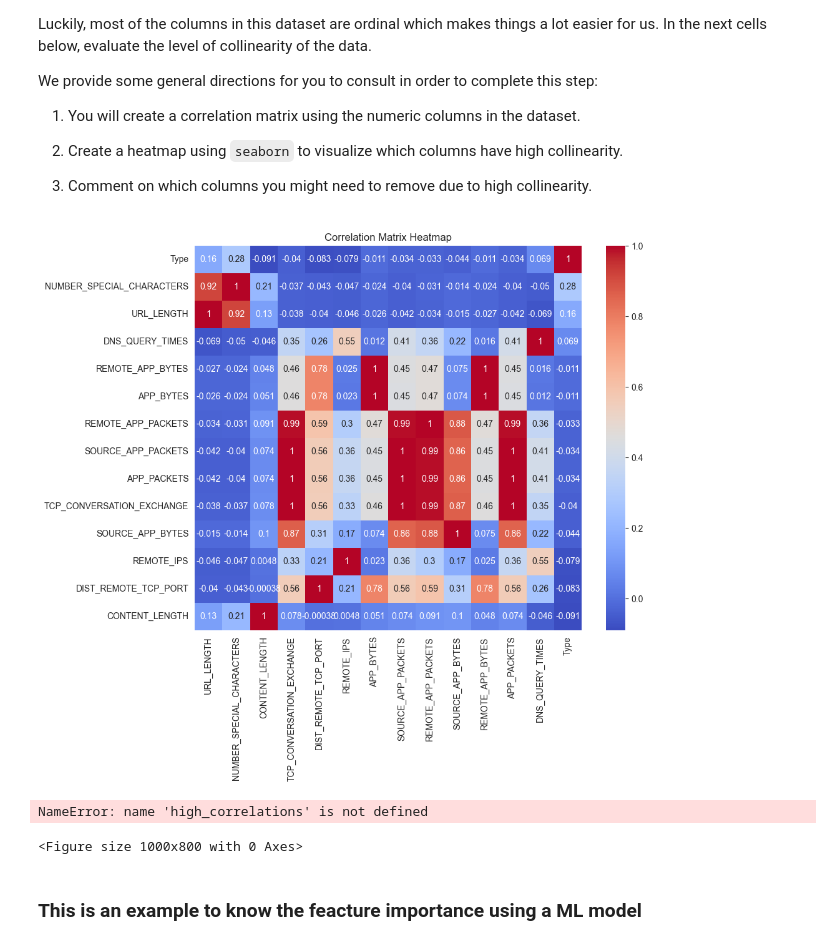
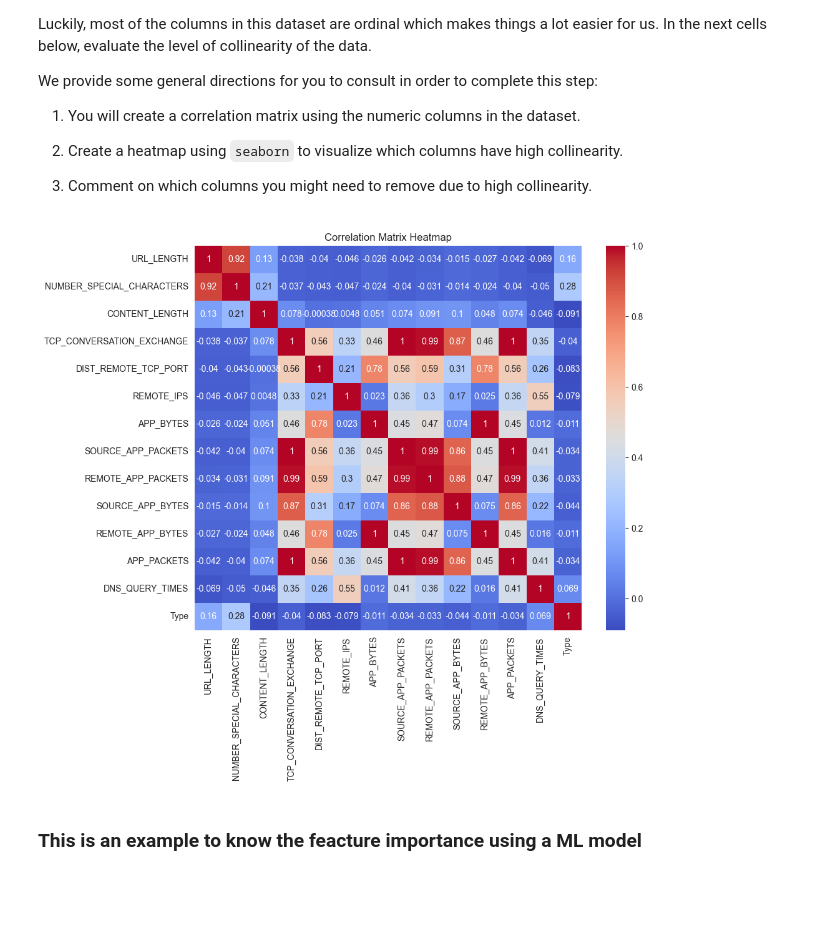
Before and after one commit to ironhack-labs/lab-supervised-learning-en, a Jupyter notebook: your-code/main.ipynb, the cells around one changed output. Cells and saved outputs as stored; diff of their text form; code cells hidden in the pictures; blank space fills up the shorter version.

```diff
--- a/your-code/main.ipynb
+++ b/your-code/main.ipynb
@@ -130,62 +132,25 @@ We provide some general directions for you to consult in order to complete this
 # %%
 # Your code here
 """
 1. let's isolate the numerical data in a new database (in order to preserve the original)
 2. let's create a correlation matrix of this new database
 3. let's do a heatmap
 
 """
 
-numeric_data = websites.select_dtypes(include=np.number)
+websites_features = websites.select_dtypes(include=np.number)
 
-corr_matrix = numeric_data.corr()
-
-ascending_corr_matrix = corr_matrix.sort_values(by="Type", ascending=False) # failed attempt to sort the table in order of correlation with the Type (y)
-
-
+corr_matrix = websites_features.corr()
 
 import seaborn as sns
 import matplotlib.pyplot as plt
 
 plt.figure(figsize=(10, 8))
-heatmap = sns.heatmap(ascending_corr_matrix, annot=True, cmap='coolwarm')
+heatmap = sns.heatmap(corr_matrix, annot=True, cmap='coolwarm')
 plt.title('Correlation Matrix Heatmap')
 plt.show()
 # %% [output]
-[figure, old version]
+[figure, new version]
-# %%
-"""
-4. let's analyze which variables have a high correlation, which could mean they are referring to the similar aspects, or bringing redundant information. We'll want to check whatever has a correlation higher than 0.8 or smaller than -0.8.
-
-"""
-
-# Select pairs with correlation > 0.8 or < -0.8
-high_corr = corr_matrix[(corr_matrix >= 0.8) | (corr_matrix <= -0.8)]
-
-
-
-plt.figure(figsize=(10, 8))
-heatmap = sns.heatmap(high_correlations, annot=True, cmap='coolwarm')
-plt.title('Correlation Matrix Heatmap')
-plt.show()
-
-"""
- This makes it more visible that a few items are highly correlated and probably relate to similar concepts: all the ones that refer to the number of bites or packets transferred. Since they might be redundant, we'll opt for removing them from the analysis.
- They are:
- * SOURCE_APP_PACKETS
- * REMOTE_APP_PACKETS
- * SOURCE_APP_BYTES
- * REMOTE_APP_BYTES
- * APP_PACKETS
- * REMOTE_APP_PACKETS
- * TCP+CONVERSATION_EXCHANGE
-
- We will leave only APP_PACKETS as a proxy for all these.
-
-"""
-# %% [output]
-NameError: name 'high_correlations' is not defined
-<Figure size 1000x800 with 0 Axes>
 # %% [markdown]
 ### This is an example to know the feacture importance using a ML model
 # %%
```
Also changed, not shown: parts of 62 cells of this notebook.
